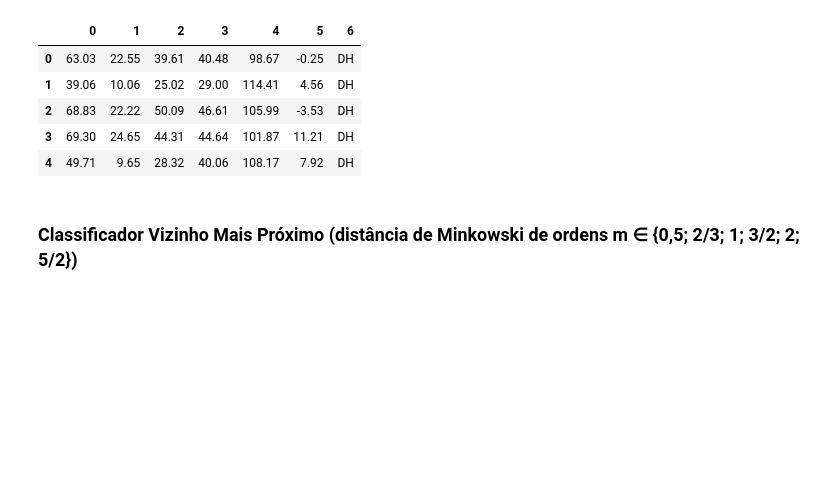
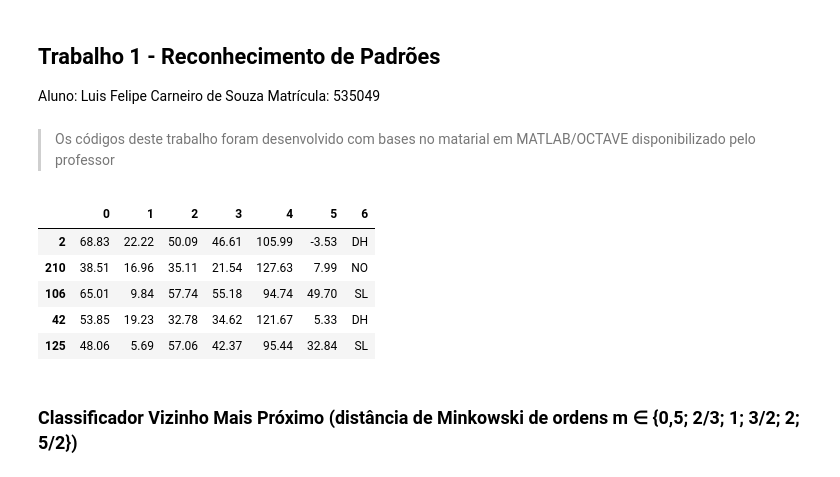
Before and after one commit to LuisFelipeCSouza/reconhecimento-de-padroes, a Jupyter notebook: trabalho-1/vertebral+column/main.ipynb, the cells around one changed output. Saved outputs shown, nothing was run; the diff lists cells and outputs as text; code cells hidden in the pictures; blank space fills up the shorter version.

```diff
--- a/trabalho-1/vertebral+column/main.ipynb
+++ b/trabalho-1/vertebral+column/main.ipynb
@@ -1,3 +1,9 @@
+# %% [markdown]
+## Trabalho 1 - Reconhecimento de Padrões
+Aluno: Luis Felipe Carneiro de Souza
+Matrícula: 535049
+# %% [markdown]
+> Os códigos deste trabalho foram desenvolvido com bases no matarial em MATLAB/OCTAVE disponibilizado pelo professor
 # %%
 import pandas as pd
 import numpy as np
@@ -6,10 +15,13 @@ from scipy.spatial.distance import minkowski
 # %%
 conjunto = pd.read_csv('column_3C.dat', header=None, sep='\s+')
+#print(conjunto.info)
+conjunto = conjunto.sample(frac=1)
+conjunto = conjunto.iloc[:200, :] # Pegando os primeiros 60 elementos para os códigos executarem mais rápido
 conjunto.head()
 # %% [output]
 |  | 0 | 1 | 2 | 3 | 4 | 5 | 6 |
-| 0 | 63.03 | 22.55 | 39.61 | 40.48 | 98.67 | -0.25 | DH |
-| 1 | 39.06 | 10.06 | 25.02 | 29.00 | 114.41 | 4.56 | DH |
 | 2 | 68.83 | 22.22 | 50.09 | 46.61 | 105.99 | -3.53 | DH |
-| 3 | 69.30 | 24.65 | 44.31 | 44.64 | 101.87 | 11.21 | DH |
-| 4 | 49.71 | 9.65 | 28.32 | 40.06 | 108.17 | 7.92 | DH |
+| 210 | 38.51 | 16.96 | 35.11 | 21.54 | 127.63 | 7.99 | NO |
+| 106 | 65.01 | 9.84 | 57.74 | 55.18 | 94.74 | 49.70 | SL |
+| 42 | 53.85 | 19.23 | 32.78 | 34.62 | 121.67 | 5.33 | DH |
+| 125 | 48.06 | 5.69 | 57.06 | 42.37 | 95.44 | 32.84 | SL |
```
Also changed, not shown: parts of 15 cells of this notebook.
